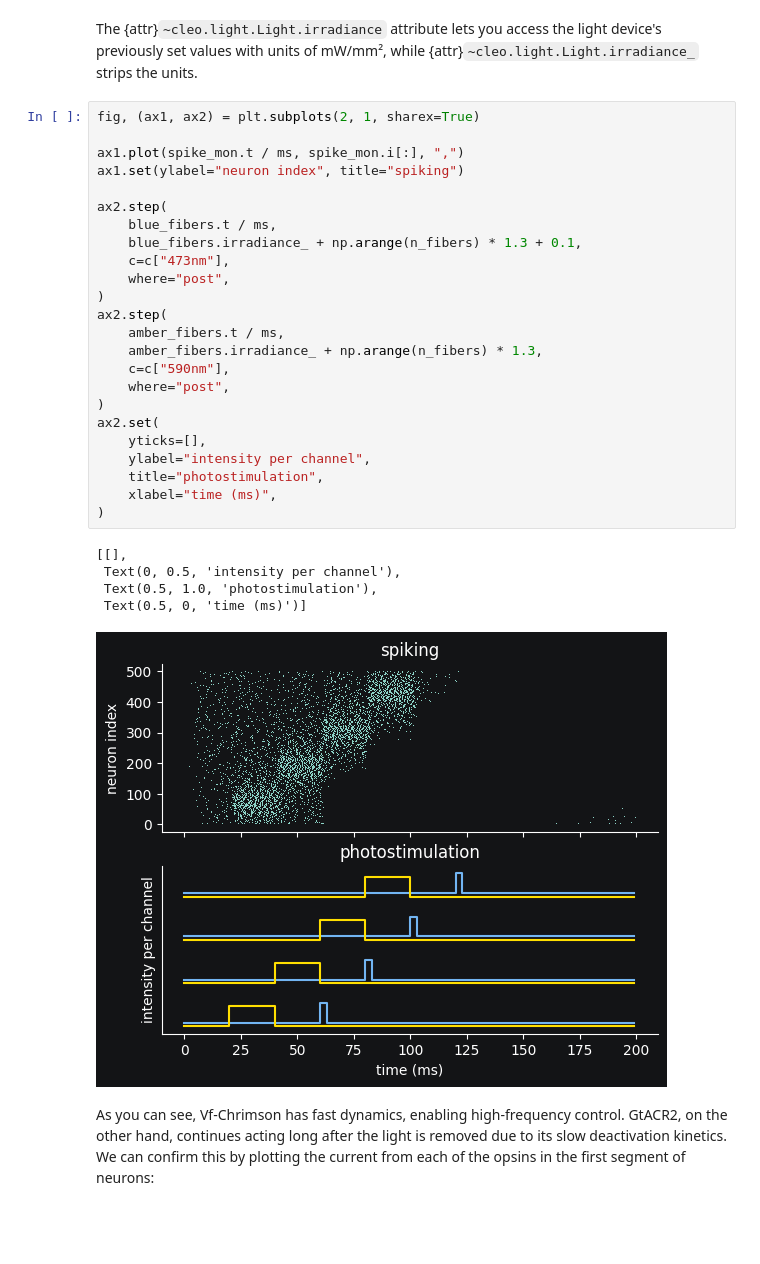
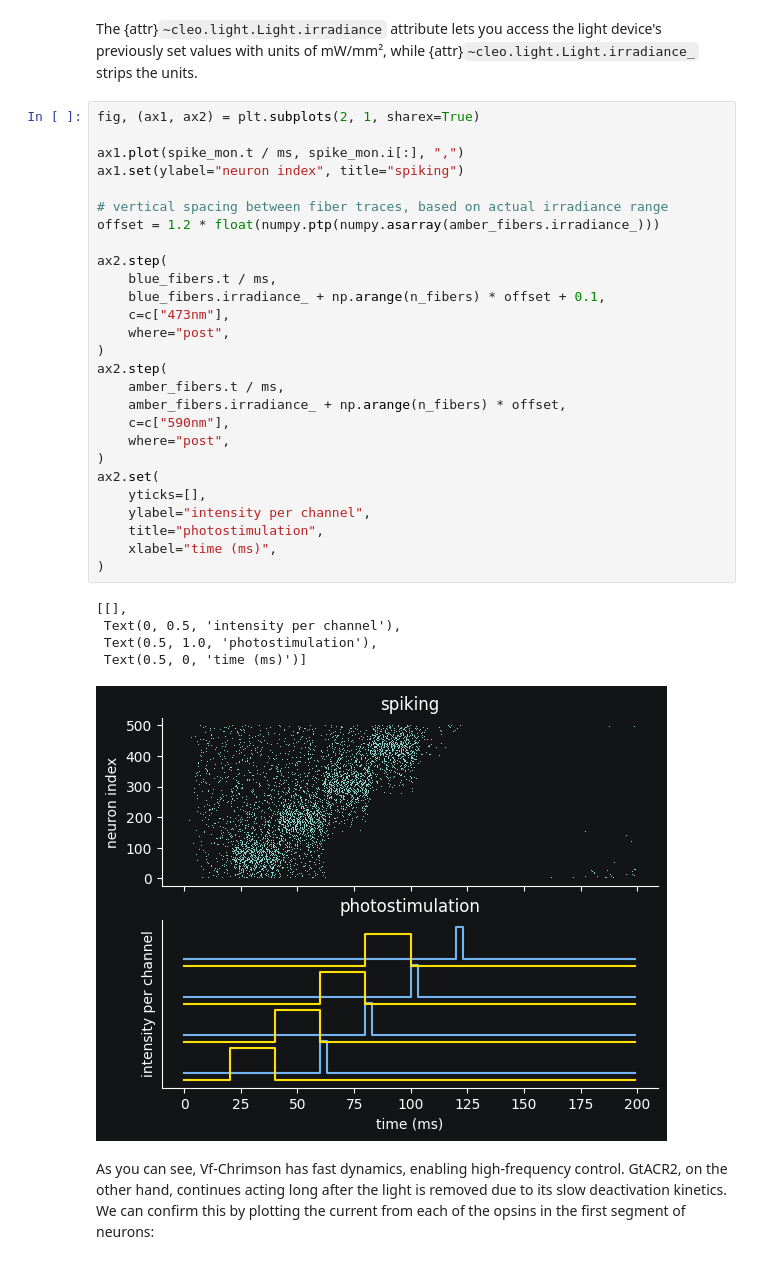
Before and after one commit to siplab-gt/cleo, a Jupyter notebook: docs/tutorials/multi_opto.ipynb, the cells around one changed output. Saved outputs shown, nothing was run; the diff lists cells and outputs as text; blank space fills up the shorter version.

```diff
--- a/docs/tutorials/multi_opto.ipynb
+++ b/docs/tutorials/multi_opto.ipynb
@@ -186,33 +187,36 @@ The {attr}`~cleo.light.Light.irradiance` attribute lets you access the light dev
 # %%
 fig, (ax1, ax2) = plt.subplots(2, 1, sharex=True)
 
 ax1.plot(spike_mon.t / ms, spike_mon.i[:], ",")
 ax1.set(ylabel="neuron index", title="spiking")
 
+# vertical spacing between fiber traces, based on actual irradiance range
+offset = 1.2 * float(numpy.ptp(numpy.asarray(amber_fibers.irradiance_)))
+
 ax2.step(
     blue_fibers.t / ms,
-    blue_fibers.irradiance_ + np.arange(n_fibers) * 1.3 + 0.1,
+    blue_fibers.irradiance_ + np.arange(n_fibers) * offset + 0.1,
     c=c["473nm"],
     where="post",
 )
 ax2.step(
     amber_fibers.t / ms,
-    amber_fibers.irradiance_ + np.arange(n_fibers) * 1.3,
+    amber_fibers.irradiance_ + np.arange(n_fibers) * offset,
     c=c["590nm"],
     where="post",
 )
 ax2.set(
     yticks=[],
     ylabel="intensity per channel",
     title="photostimulation",
     xlabel="time (ms)",
 )
 # %% [output]
 [[],
  Text(0, 0.5, 'intensity per channel'),
  Text(0.5, 1.0, 'photostimulation'),
  Text(0.5, 0, 'time (ms)')]
-[figure, old version]
+[figure, new version]
 # %% [markdown]
 As you can see, Vf-Chrimson has fast dynamics, enabling high-frequency control.
 GtACR2, on the other hand, continues acting long after the light is removed due to its slow deactivation kinetics.
```
Also changed, not shown: parts of 6 cells of this notebook.
